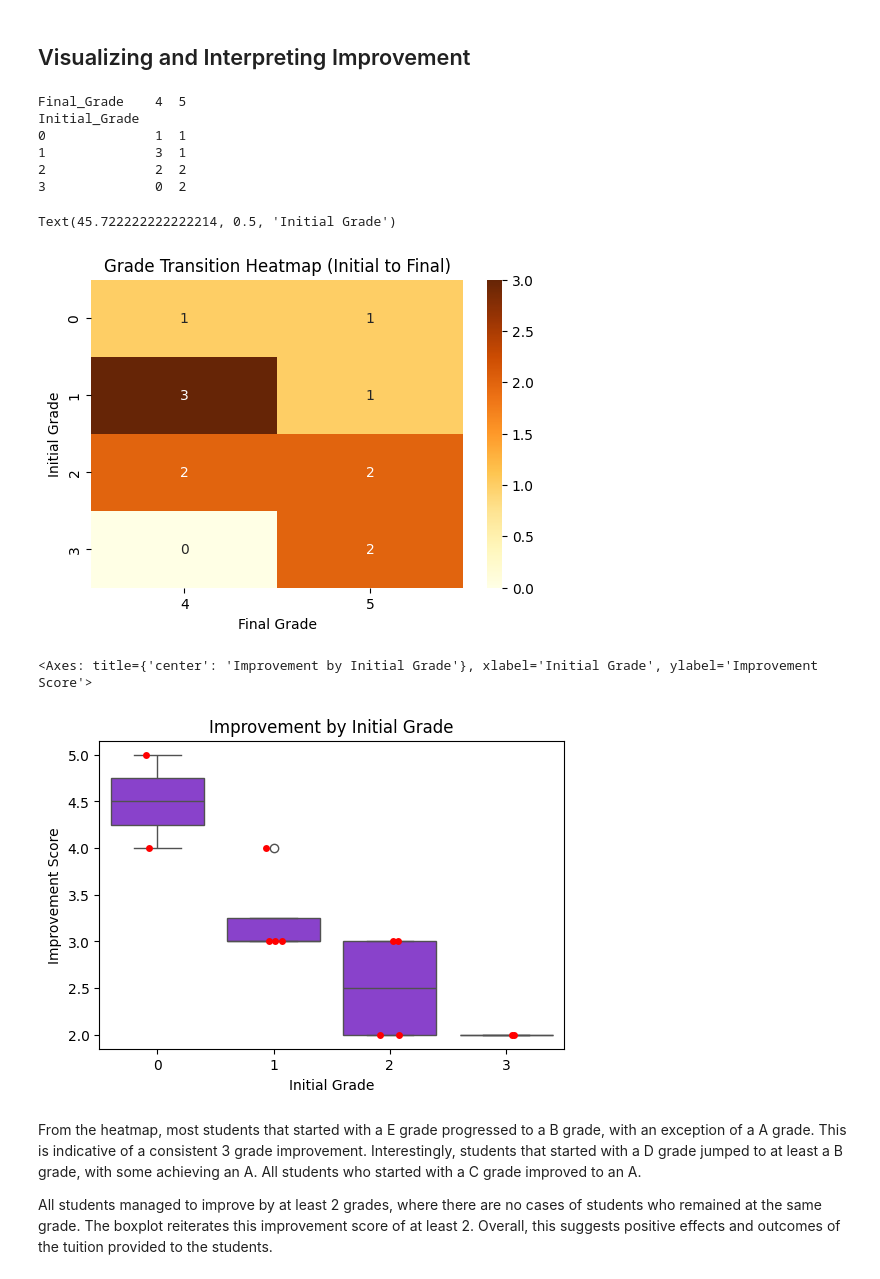
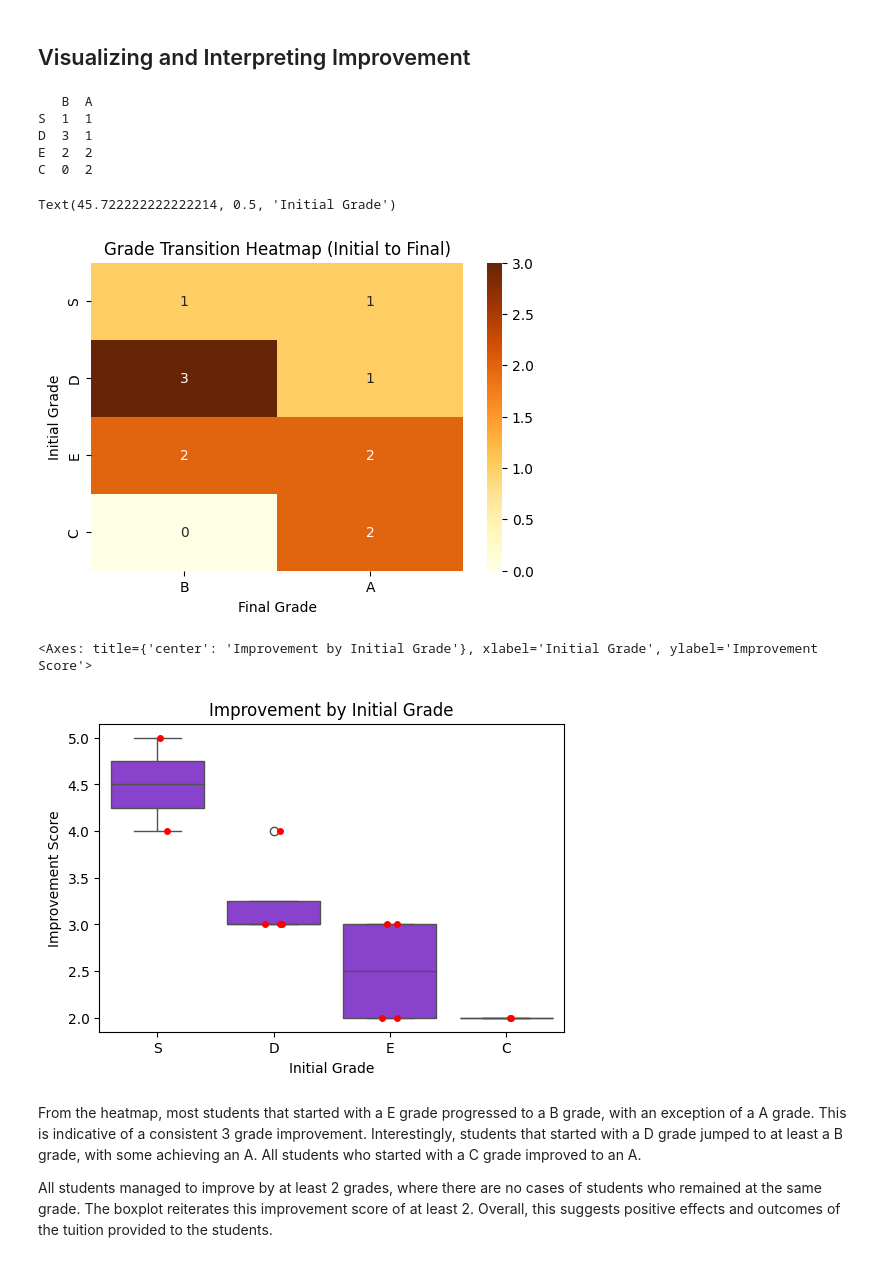
Before and after one commit to xuanweipeh/student-improvement-analysis, a Jupyter notebook: student_improvement_analysis.ipynb, the cells around one changed output. Saved outputs shown, nothing was run; the diff lists cells and outputs as text; code cells hidden in the pictures.

```diff
--- a/student_improvement_analysis.ipynb
+++ b/student_improvement_analysis.ipynb
@@ -47,6 +47,8 @@ With the mean and minimum improvement score being above 2, this indicates that s
 ## Visualizing and Interpreting Improvement
 # %%
 grade_transition = pd.crosstab(grade_data["Initial_Grade"], grade_data["Final_Grade"])
+grade_transition.index = ["S", "D", "E", "C"]
+grade_transition.columns = ["B", "A"]
 print(grade_transition)
 
 plt.figure(figsize = (6,4))
@@ -55,27 +57,27 @@ plt.title("Grade Transition Heatmap (Initial to Final)")
 plt.xlabel("Final Grade")
 plt.ylabel("Initial Grade")
 # %% [output]
-Final_Grade    4  5
-Initial_Grade
-0              1  1
-1              3  1
-2              2  2
-3              0  2
+   B  A
+S  1  1
+D  3  1
+E  2  2
+C  0  2
 Text(45.722222222222214, 0.5, 'Initial Grade')
 [figure]
 # %%
 plt.figure(figsize = (6,4))
 
 sns.boxplot(x = "Initial_Grade", y = "Improvement", data = grade_data, color = "blueviolet")
 plt.title("Improvement by Initial Grade")
+plt.xticks(ticks = [0,1,2,3], labels = ["S", "D", "E", "C"])
 plt.xlabel("Initial Grade")
 plt.ylabel("Improvement Score")
 
 sns.stripplot(x  = "Initial_Grade", y = "Improvement", data = grade_data, color = "red", size = 5,
 jitter = True)
 # %% [output]
 <Axes: title={'center': 'Improvement by Initial Grade'}, xlabel='Initial Grade', ylabel='Improvement Score'>
-[figure, old version]
+[figure, new version]
 # %% [markdown]
 From the heatmap, most students that started with a E grade progressed to a B grade, with an exception of a A grade. This is indicative of a consistent 3 grade improvement. Interestingly, students that started with a D grade jumped to at least a B grade, with some achieving an A. All students who started with a C grade improved to an A.
 
```
Also changed, not shown: parts of 2 cells of this notebook.
